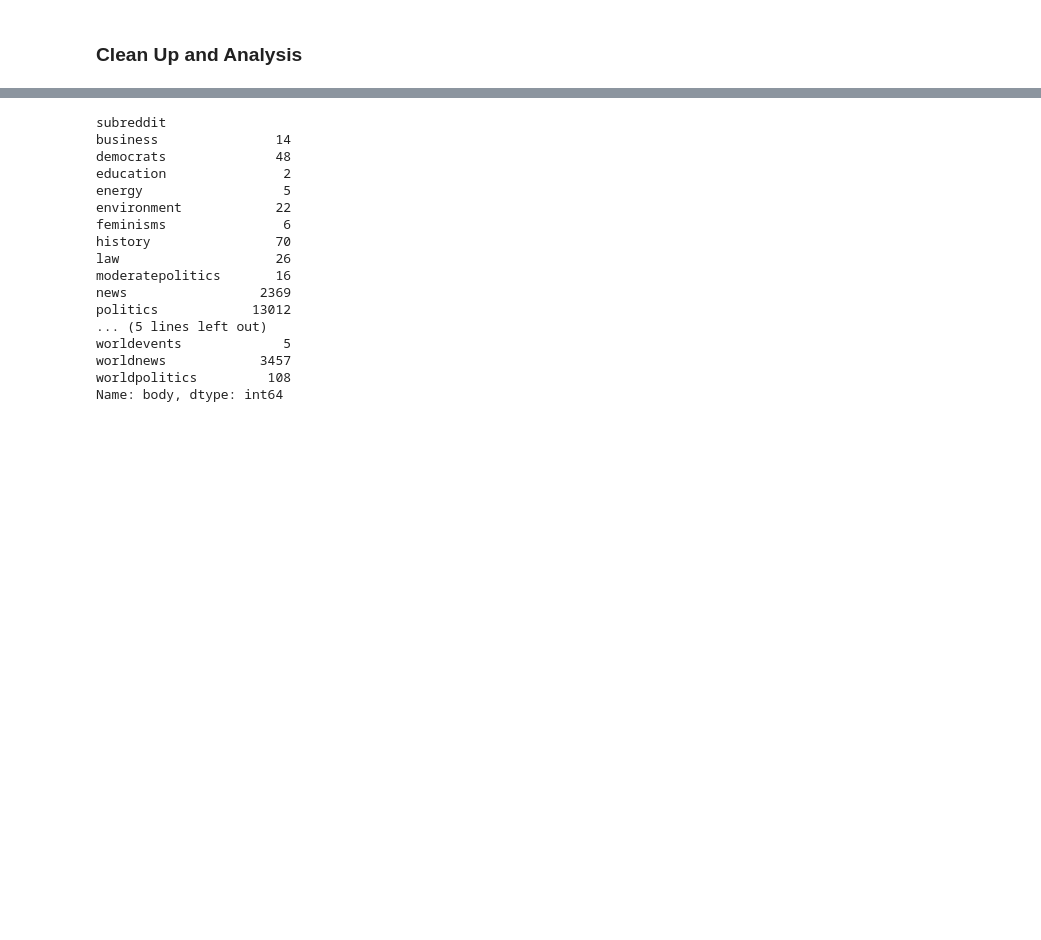
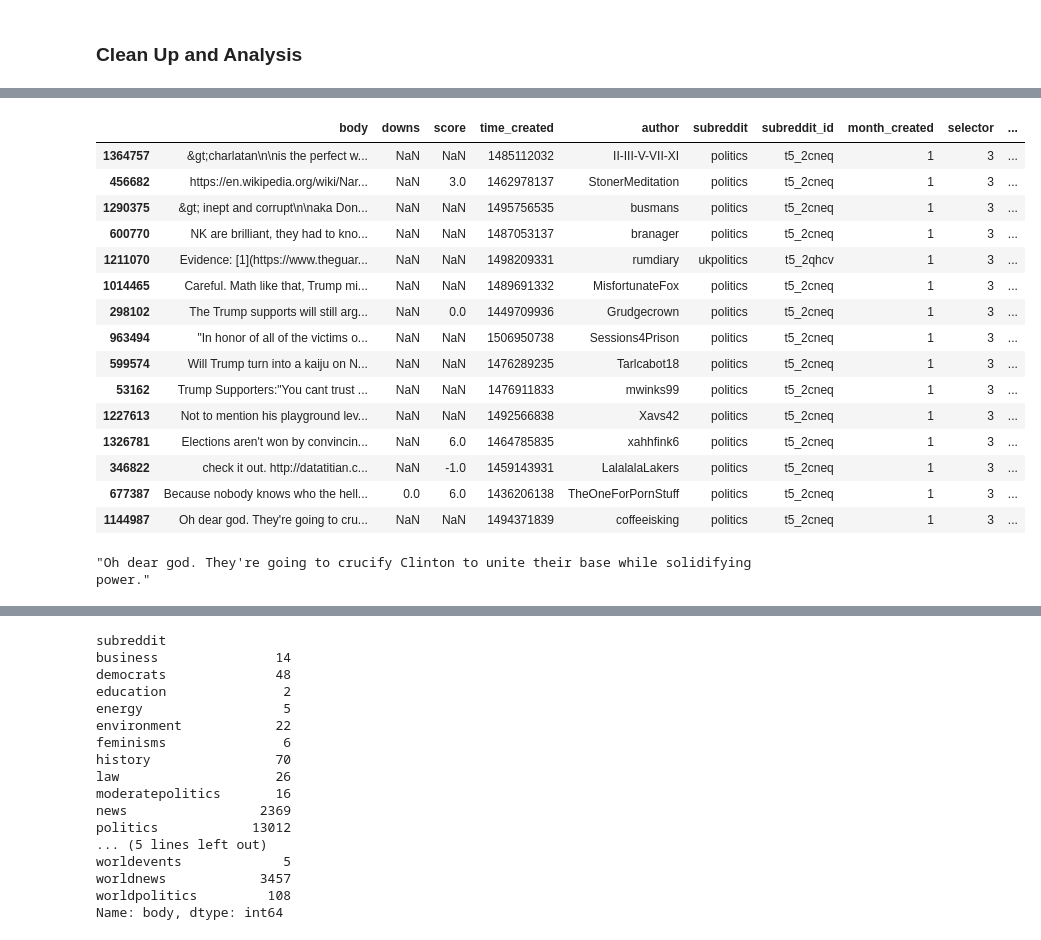
Before and after one commit to ckelley-air/aapor_politics_2018, a Jupyter notebook: RiseofPopulism.ipynb, the cells around one changed output, grey strips where cells are left out. Cells and saved outputs as stored; diff of their text form; code cells hidden in the pictures; blank space fills up the shorter version.

```diff
--- a/RiseofPopulism.ipynb
+++ b/RiseofPopulism.ipynb
@@ -253,3 +295,28 @@ sentiment_by_topic.head()
+# %%
+#find very negative tweet
+min(data['subjectivity'])
+data[data['subjectivity']==1].head(15)
+# %% [output]
+|  | body | downs | score | time_created | author | subreddit | subreddit_id | month_created | selector | ... |
+| 1364757 | &gt;charlatan\n\nis the perfect w... | NaN | NaN | 1485112032 | II-III-V-VII-XI | politics | t5_2cneq | 1 | 3 | ... |
+| 456682 | https://en.wikipedia.org/wiki/Nar... | NaN | 3.0 | 1462978137 | StonerMeditation | politics | t5_2cneq | 1 | 3 | ... |
+| 1290375 | &gt; inept and corrupt\n\naka Don... | NaN | NaN | 1495756535 | busmans | politics | t5_2cneq | 1 | 3 | ... |
+| 600770 | NK are brilliant, they had to kno... | NaN | NaN | 1487053137 | branager | politics | t5_2cneq | 1 | 3 | ... |
+| 1211070 | Evidence: [1](https://www.theguar... | NaN | NaN | 1498209331 | rumdiary | ukpolitics | t5_2qhcv | 1 | 3 | ... |
+| 1014465 | Careful. Math like that, Trump mi... | NaN | NaN | 1489691332 | MisfortunateFox | politics | t5_2cneq | 1 | 3 | ... |
+| 298102 | The Trump supports will still arg... | NaN | 0.0 | 1449709936 | Grudgecrown | politics | t5_2cneq | 1 | 3 | ... |
+| 963494 | "In honor of all of the victims o... | NaN | NaN | 1506950738 | Sessions4Prison | politics | t5_2cneq | 1 | 3 | ... |
+| 599574 | Will Trump turn into a kaiju on N... | NaN | NaN | 1476289235 | Tarlcabot18 | politics | t5_2cneq | 1 | 3 | ... |
+| 53162 | Trump Supporters:"You cant trust ... | NaN | NaN | 1476911833 | mwinks99 | politics | t5_2cneq | 1 | 3 | ... |
+| 1227613 | Not to mention his playground lev... | NaN | NaN | 1492566838 | Xavs42 | politics | t5_2cneq | 1 | 3 | ... |
+| 1326781 | Elections aren't won by convincin... | NaN | 6.0 | 1464785835 | xahhfink6 | politics | t5_2cneq | 1 | 3 | ... |
+| 346822 | check it out. http://datatitian.c... | NaN | -1.0 | 1459143931 | LalalalaLakers | politics | t5_2cneq | 1 | 3 | ... |
+| 677387 | Because nobody knows who the hell... | 0.0 | 6.0 | 1436206138 | TheOneForPornStuff | politics | t5_2cneq | 1 | 3 | ... |
+| 1144987 | Oh dear god. They're going to cru... | NaN | NaN | 1494371839 | coffeeisking | politics | t5_2cneq | 1 | 3 | ... |
+# %%
+data['body'].ix[1144987]
+# %% [output]
+"Oh dear god. They're going to crucify Clinton to unite their base while solidifying  power."
 # %%
 data['Clinton'] = data['body'].apply(lambda x : True if 'clinton' in x.lower() or 'hilary' in x.lower() else False)
 data['Trump'] = data['body'].apply(lambda x : True if 'trump' in x.lower() or 'donald' in x.lower() else False)
```
Also changed, not shown: parts of 22 cells of this notebook, 1 other file.
